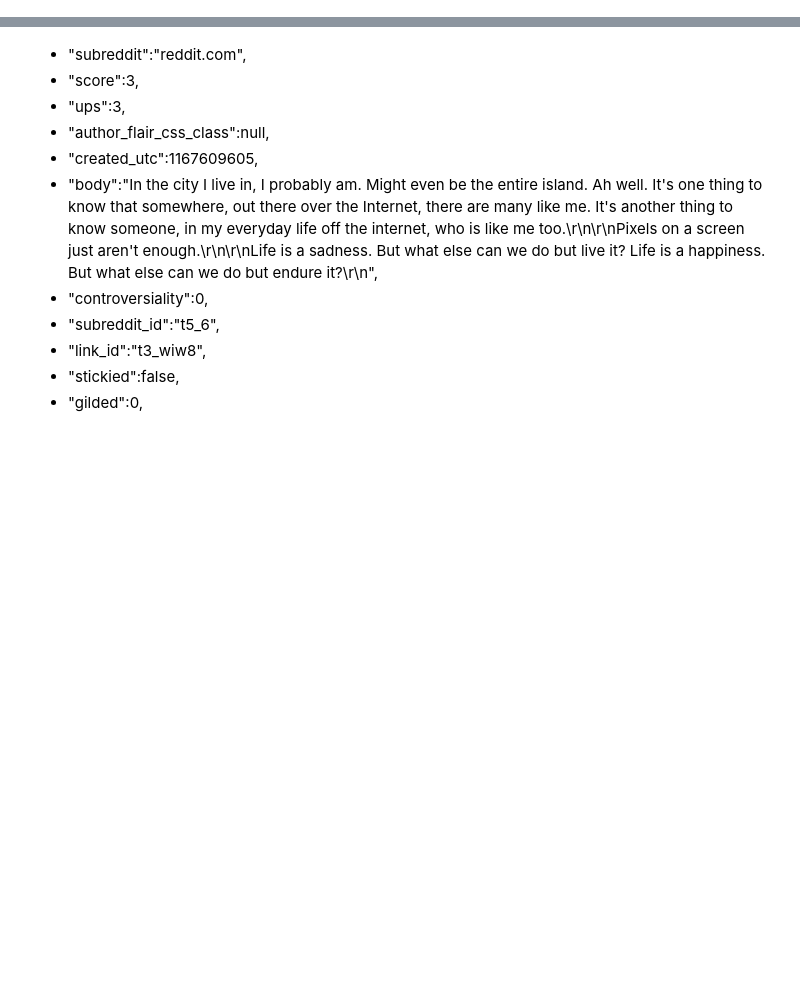
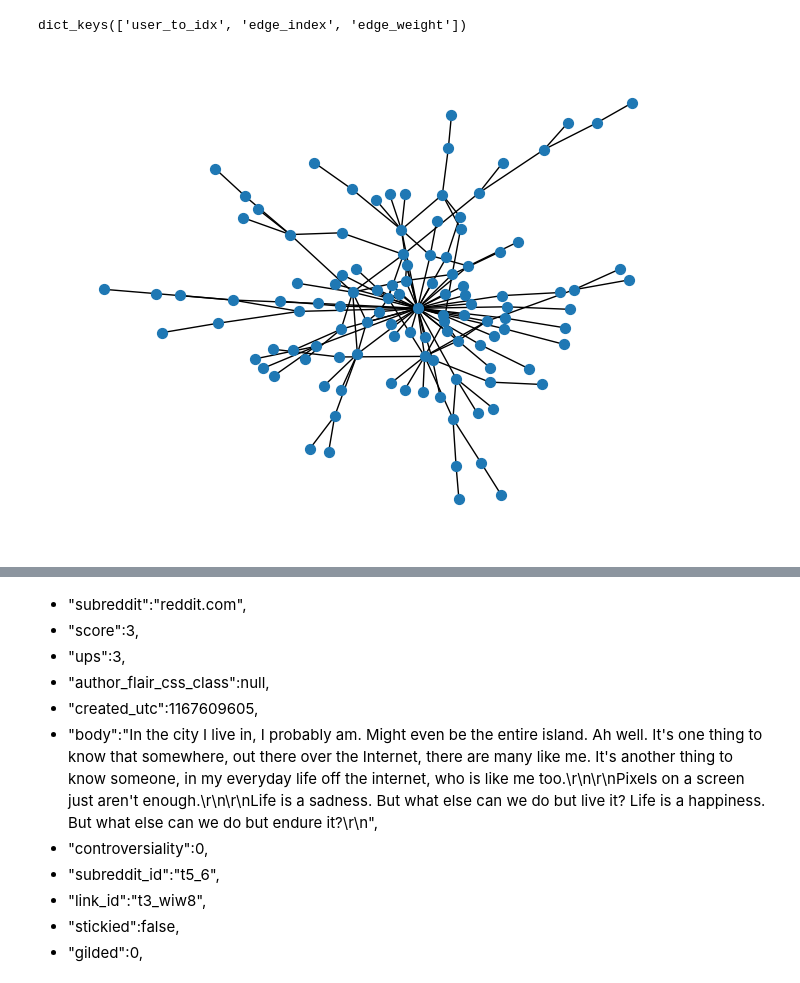
Before and after one commit to stmorse/sgg, a Jupyter notebook: src/link.ipynb, the cells around one changed output, grey strips where cells are left out. Cells and saved outputs as stored; diff of their text form; code cells hidden in the pictures; blank space fills up the shorter version.

```diff
--- a/src/link.ipynb
+++ b/src/link.ipynb
@@ -8,3 +9,33 @@ import pandas as pd
 from sklearn.manifold import TSNE
 
 from utils import read_file
+# %%
+with open("/sciclone/geograd/stmorse/reddit/subreddit/science/links/graph_2007-2007_filtered.json") as f:
+    graph = json.load(f)
+graph.keys()
+# %% [output]
+dict_keys(['user_to_idx', 'edge_index', 'edge_weight'])
+# %%
+# Convert the edge index lists into edge tuples
+edges = list(zip(graph['edge_index'][0], graph['edge_index'][1]))
+
+# Create an undirected graph (change to nx.DiGraph() if needed)
+G = nx.Graph()
+G.add_edges_from(edges)
+
+# Filter out nodes that have only one edge
+# nodes_to_keep = [node for node, degree in G.degree() if degree > 1]
+# H = G.subgraph(nodes_to_keep)
+
+# Get the largest connected component
+largest_cc = max(nx.connected_components(G), key=len)
+H = G.subgraph(largest_cc)
+# %%
+# Generate positions for all nodes using a layout algorithm
+pos = nx.spring_layout(H, seed=42)
+
+# Draw the graph with node labels and arrows
+nx.draw(H, pos, with_labels=False, node_size=50)
+plt.show()
+# %% [output]
+[figure, added]
```
Also changed, not shown: parts of 6 cells of this notebook, 10 other files.
